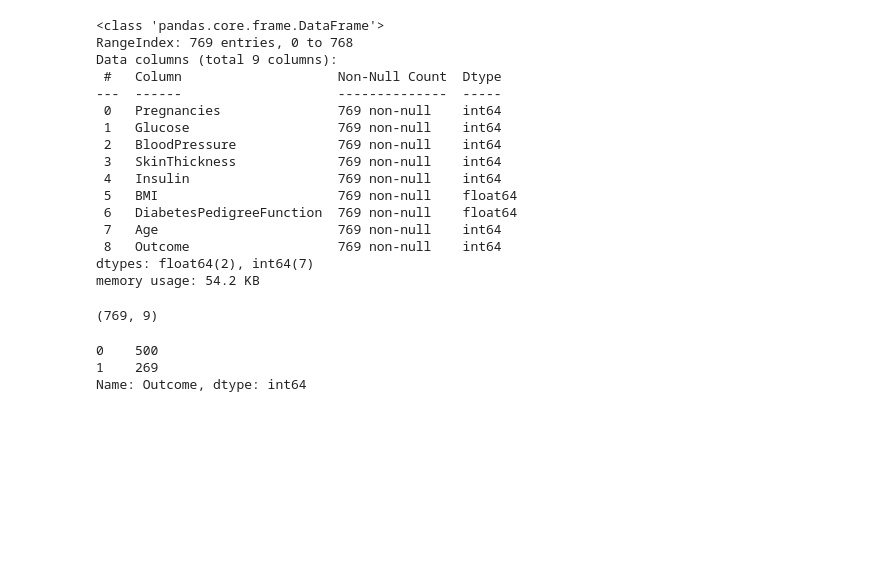
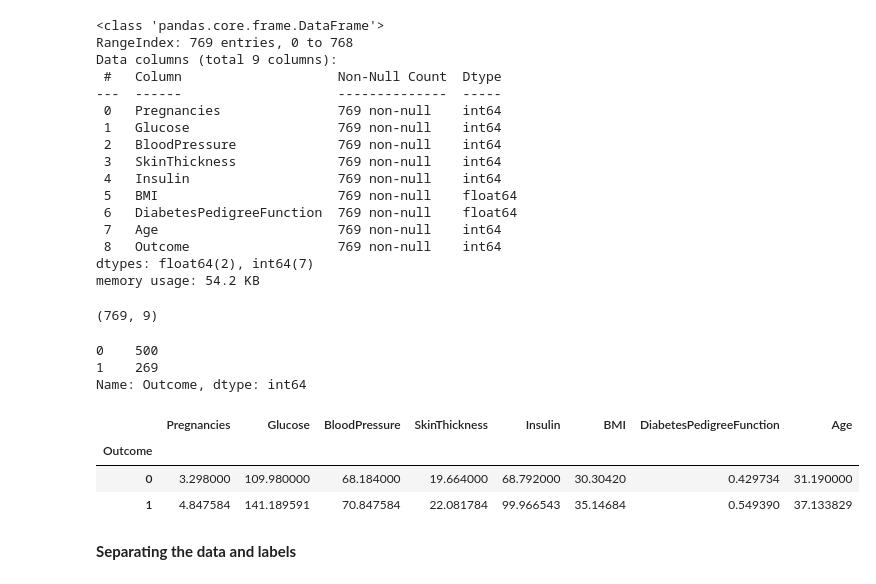
Before and after one commit to omkarpattnaik8080/DiabetiesPredictionSystem, a Jupyter notebook: DiabetiesPredictionSystem.ipynb, the cells around one changed output. Cells and saved outputs as stored; diff of their text form; code cells hidden in the pictures; blank space fills up the shorter version.

```diff
--- a/DiabetiesPredictionSystem.ipynb
+++ b/DiabetiesPredictionSystem.ipynb
@@ -63,3 +63,12 @@ df["Outcome"].value_counts()
 0    500
 1    269
 Name: Outcome, dtype: int64
+# %%
+df.groupby("Outcome").mean()
+# %% [output]
+|  | Pregnancies | Glucose | BloodPressure | SkinThickness | Insulin | BMI | DiabetesPedigreeFunction | Age |
+| Outcome |  |  |  |  |  |  |  |  |
+| 0 | 3.298000 | 109.980000 | 68.184000 | 19.664000 | 68.792000 | 30.30420 | 0.429734 | 31.190000 |
+| 1 | 4.847584 | 141.189591 | 70.847584 | 22.081784 | 99.966543 | 35.14684 | 0.549390 | 37.133829 |
+# %% [markdown]
+**Separating the data and labels**
```
Also changed, not shown: parts of 4 cells of this notebook.
